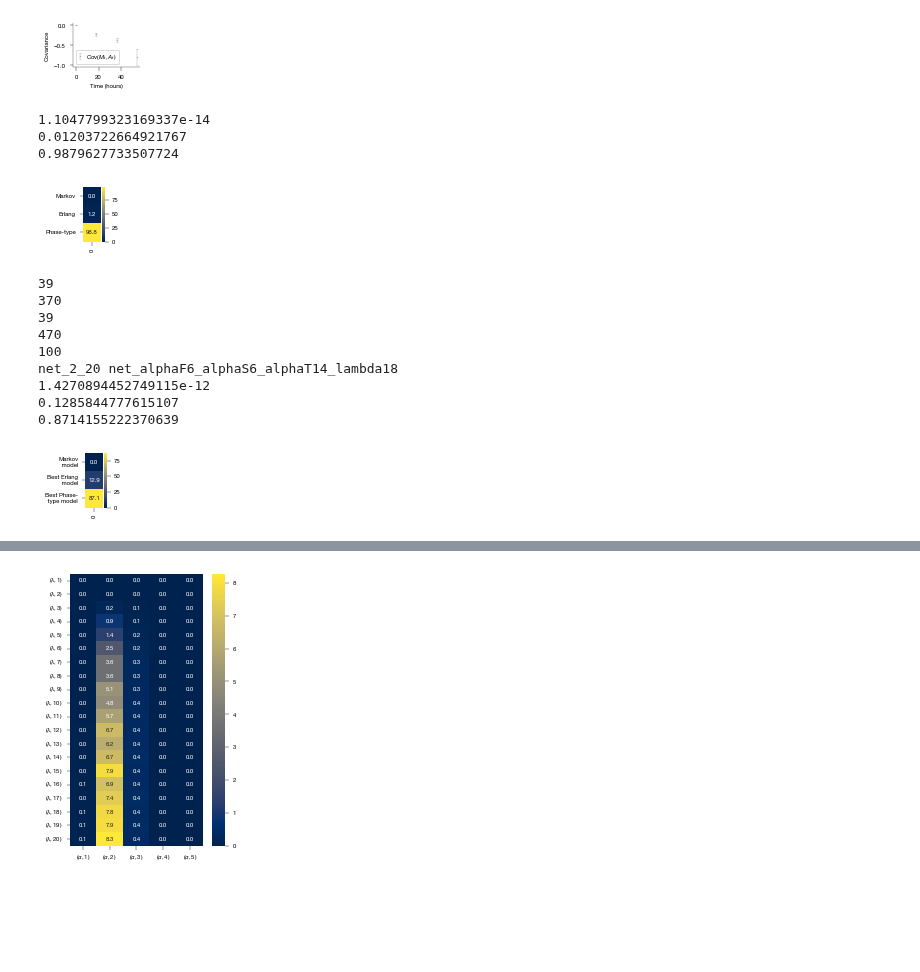
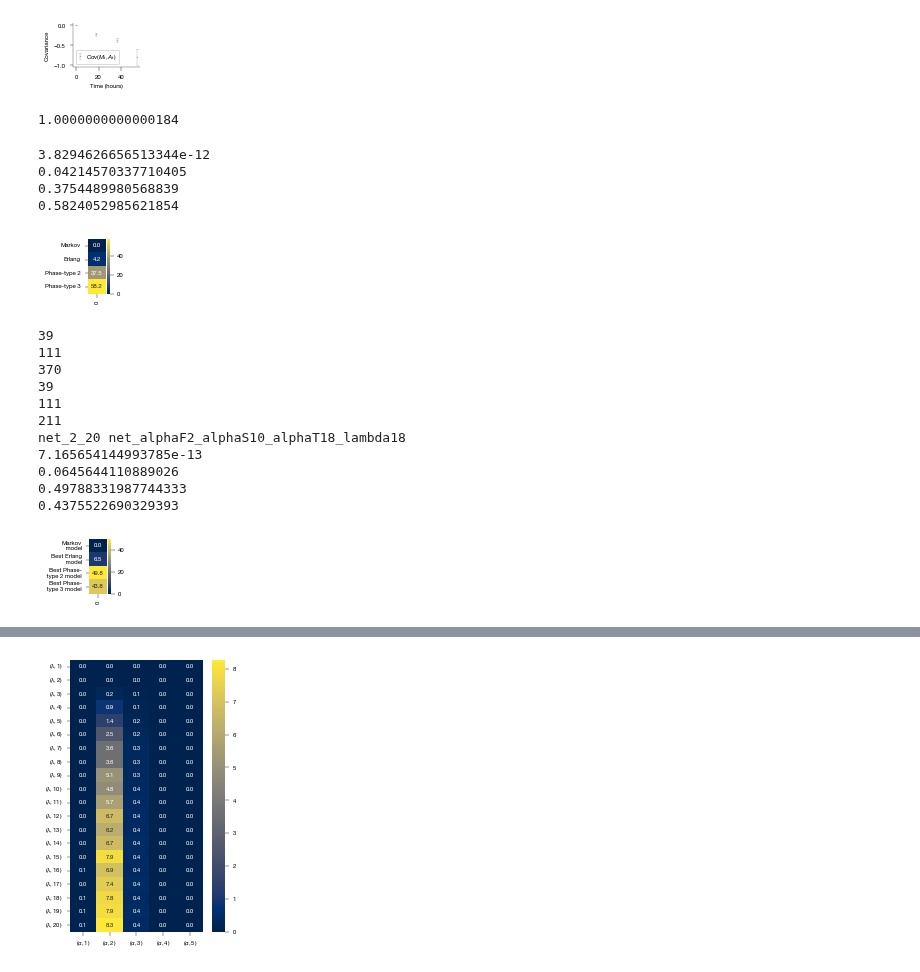
Before and after one commit to mauricelanghinrichs/memocell, a Jupyter notebook: paper/paper_figures.ipynb, the cells around one changed output, grey strips where cells are left out. Drawn from its saved outputs; the diff is of its cells as text; code cells hidden in the pictures; blank space fills up the shorter version.

```diff
--- a/paper/paper_figures.ipynb
+++ b/paper/paper_figures.ipynb
@@ -1505,6 +1656,7 @@ me.plots.est_corner_kernel_plot(est, save='paper_figures/post_cd44_cov_net_alpha
 # %%
 res1 = pickle.load(open('estimation_count_data_cd44_filtered_sigma022_minimal2.pickle', 'rb'))
-res2 = pickle.load(open('estimation_count_data_cd44_filtered_sigma022_par3.pickle', 'rb'))
-res = res1 + res2
-print(len(res1), len(res2), len(res))
+res2 = pickle.load(open('estimation_count_data_cd44_filtered_sigma022_par2.pickle', 'rb'))
+res3 = pickle.load(open('estimation_count_data_cd44_filtered_sigma022_par3.pickle', 'rb'))
+res = res1 + res2 + res3
+print(len(res1), len(res2), len(res3), len(res))
 # %% [output]
@@ -1674,9 +1849,10 @@ len(model_probs_sorted[:40])
 ###### waiting times
 # %%
 res1 = pickle.load(open('estimation_count_data_cd44_filtered_sigma022_minimal2.pickle', 'rb'))
-res2 = pickle.load(open('estimation_count_data_cd44_filtered_sigma022_par3.pickle', 'rb'))
-res = res1 + res2
-print(len(res1), len(res2), len(res))
+res2 = pickle.load(open('estimation_count_data_cd44_filtered_sigma022_par2.pickle', 'rb'))
+res3 = pickle.load(open('estimation_count_data_cd44_filtered_sigma022_par3.pickle', 'rb'))
+res = res1 + res2 + res3
+print(len(res1), len(res2), len(res3), len(res))
 
 net_names = [est.net.net_name for est in res]
 model_probs = me.selection.compute_model_probabilities(res)
@@ -1805,7 +1981,8 @@ plt.savefig('paper_figures/waiting_times_div.pdf', bbox_inches='tight') # pdf, p
 ###### thin data
 # %%
 res1 = pickle.load(open('estimation_count_data_cd44_filtered_thin4_minimal2.pickle', 'rb'))
-res2 = pickle.load(open('estimation_count_data_cd44_filtered_thin4_par3.pickle', 'rb'))
-res = res1 + res2
-print(len(res1), len(res2), len(res))
+res2 = pickle.load(open('estimation_count_data_cd44_filtered_thin4_par2.pickle', 'rb'))
+res3 = pickle.load(open('estimation_count_data_cd44_filtered_thin4_par3.pickle', 'rb'))
+res = res1 + res2 + res3
+print(len(res1), len(res2), len(res3), len(res))
 # %% [output]
@@ -1835,52 +2012,65 @@ me.plots.data_covariance_plot(data, x_label='Time (hours)', save='paper_figures/
 [figure]
 # %%
 net_names = [est.net.net_name for est in res]
-model_probs = me.selection.compute_model_probabilities(res)
+mprior = np.array([0.25] + [0.25/99]*99 + [0.25/196]*196 + [0.25/588]*588)
+print(sum(mprior))
+model_probs = me.selection.compute_model_probabilities(res, mprior=mprior)
+# %% [output]
+1.0000000000000184
 # %%
-print(model_probs[0])
+print(sum(model_probs[0:1]))
 print(sum(model_probs[1:100]))
-print(sum(model_probs[100:]))
+print(sum(model_probs[100:296]))
+print(sum(model_probs[296:]))
 
 plt.figure(figsize=(0.4,1))
-df = pd.DataFrame(np.array([model_probs[0], sum(model_probs[1:100]), sum(model_probs[100:])]) * 100.0, index=['Markov', 'Erlang', 'Phase-type']) # , index=rows
+df = pd.DataFrame(np.array([sum(model_probs[0:1]), sum(model_probs[1:100]), sum(model_probs[100:296]), sum(model_probs[296:])]) * 100.0, index=['Markov', 'Erlang', 'Phase-type 2', 'Phase-type 3']) # , index=rows
 sns.heatmap(df, cmap='cividis', annot=True, fmt='.1f') # 'plasma' # annot=True
 plt.yticks(rotation=0, va='center')
 plt.xticks(rotation=90)
 plt.savefig('paper_figures/models_probs_map_thin4.pdf', bbox_inches='tight')
 # %% [output]
-1.1047799323169337e-14
-0.01203722664921767
-0.9879627733507724
+3.8294626656513344e-12
+0.04214570337710405
+0.3754489980568839
+0.5824052985621854
-[figure, old version]
+[figure, new version]
 # %%
 res1_probs = me.selection.compute_model_probabilities(res1)
 res2_probs = me.selection.compute_model_probabilities(res2)
+res3_probs = me.selection.compute_model_probabilities(res3)
 print(list(res1_probs).index(max(res1_probs)))
 print(list(res2_probs).index(max(res2_probs)))
+print(list(res3_probs).index(max(res3_probs)))
+
 print(list(model_probs[0:100]).index(max(model_probs[0:100])))
+print(list(model_probs[100:296]).index(max(model_probs[100:296])))
 print(list(model_probs).index(max(model_probs)))
-print(len(model_probs[0:100]))
 
-bestof_probs = me.selection.compute_model_probabilities([res[0], res[39], res[470]])
+bestof_probs = me.selection.compute_model_probabilities([
+                    res[0], res[39], res[211], res[100+196+370]])
 print(net_names[39], net_names[470])
 print(bestof_probs[0])
 print(bestof_probs[1])
 print(bestof_probs[2])
+print(bestof_probs[3])
 
 plt.figure(figsize=(0.4,1))
-df = pd.DataFrame(np.array([bestof_probs[0], bestof_probs[1], bestof_probs[2]]) * 100.0, index=['Markov\n model', 'Best Erlang\n model', 'Best Phase-\n type model']) # , index=rows
+df = pd.DataFrame(np.array([bestof_probs[0], bestof_probs[1], bestof_probs[2], bestof_probs[3]]) * 100.0, index=['Markov\n model', 'Best Erlang\n model', 'Best Phase-\n type 2 model', 'Best Phase-\n type 3 model']) # , index=rows
 sns.heatmap(df, cmap='cividis', annot=True, fmt='.1f') # 'plasma' # annot=True
 plt.yticks(rotation=0, va='center')
 plt.xticks(rotation=90)
 plt.savefig('paper_figures/models_probs_map_thin4_bestof.pdf', bbox_inches='tight')
 # %% [output]
 39
+111
 370
 39
-470
-100
-net_2_20 net_alphaF6_alphaS6_alphaT14_lambda18
-1.4270894452749115e-12
-0.1285844777615107
-0.8714155222370639
+111
+211
+net_2_20 net_alphaF2_alphaS10_alphaT18_lambda18
+7.165654144993785e-13
+0.0645644110889026
+0.49788331987744333
+0.4375522690329393
-[figure, old version]
+[figure, new version]
```
Also changed, not shown: parts of 57 cells of this notebook, 3 other files.
